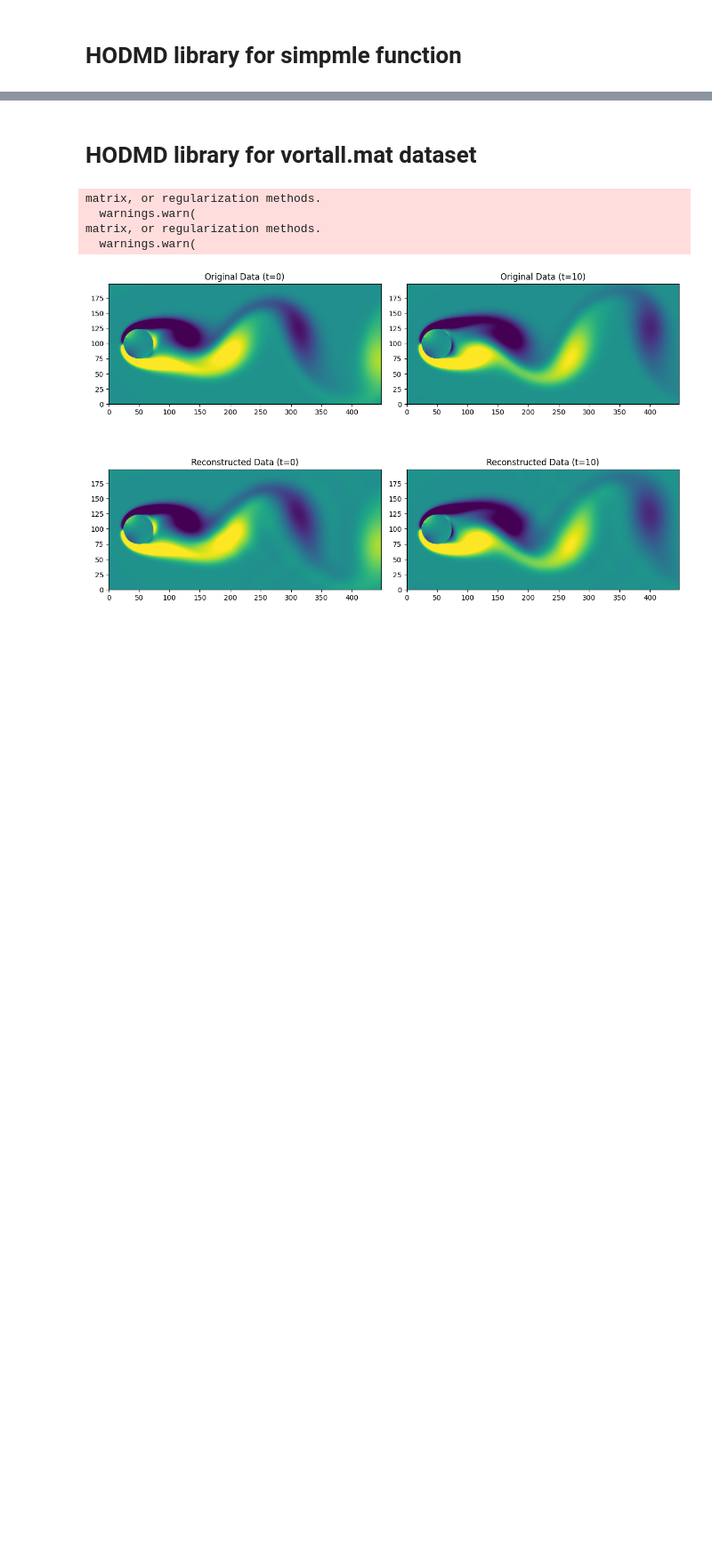
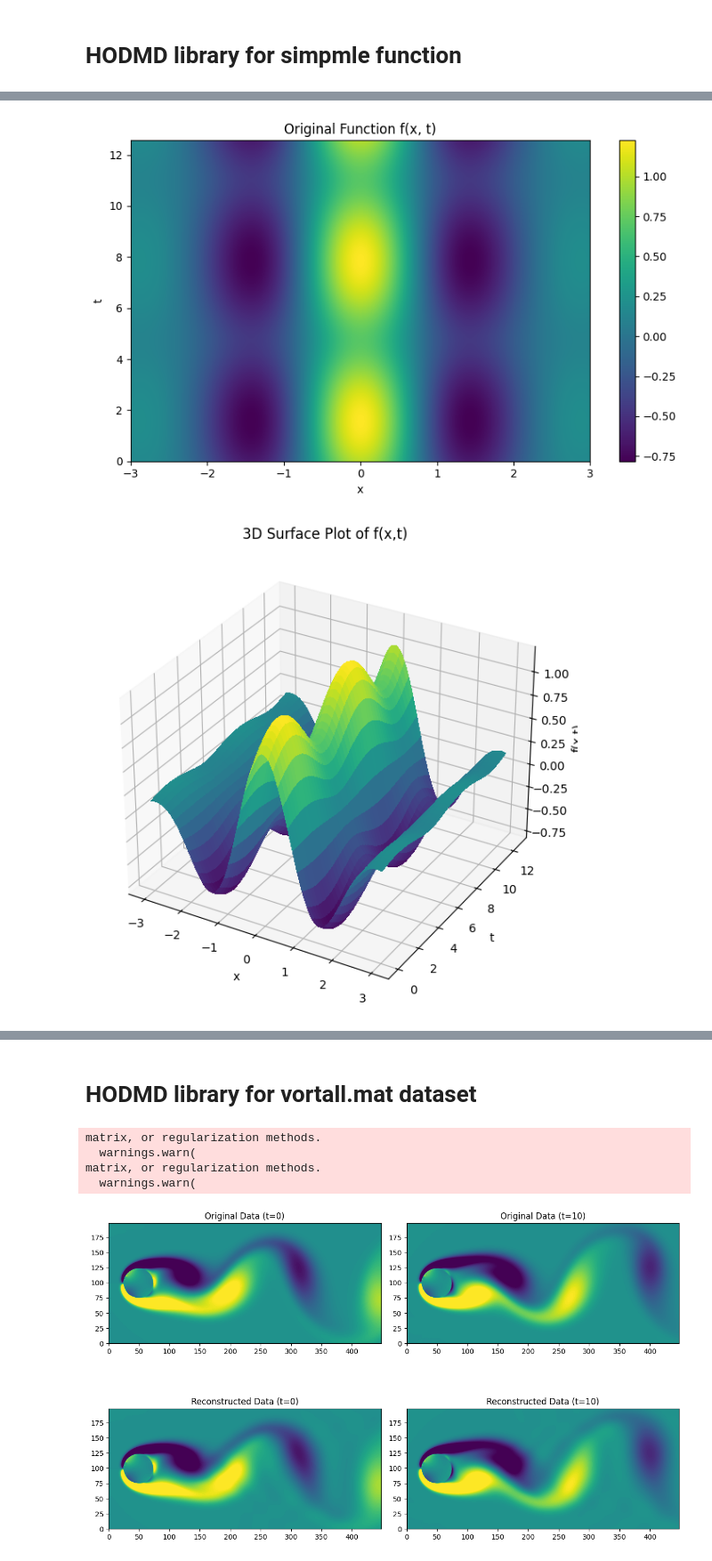
Before and after one commit to CleisonManriqueAguirre/tensor_HODMD_sk, a Jupyter notebook: test_library_cleison.ipynb, the cells around one changed output, grey strips where cells are left out. Shown at 89% size. Cells and saved outputs as stored; diff of their text form; code cells hidden in the pictures; blank space fills up the shorter version.

```diff
--- a/test_library_cleison.ipynb
+++ b/test_library_cleison.ipynb
@@ -2,6 +2,46 @@
 # HODMD library for simpmle function
 # %% [markdown]
 ![alt text](<Screenshot 2025-05-06 145534.jpg>)
+# %%
+import numpy as np
+import matplotlib.pyplot as plt
+from pydmd import HODMD
+
+x = np.linspace(-3, 3, 449)
+t = np.linspace(0, 4 * np.pi, 1000)
+X, T = np.meshgrid(x, t, indexing='ij')
+
+f = np.exp(-X**2 / 5) * np.cos(2 * X) * np.sqrt(1 + 0.5 * np.sin(T))
+
+fig, ax = plt.subplots(figsize=(8, 5))
+im = ax.imshow(f.T, aspect='auto',
+               extent=[x[0], x[-1], t[0], t[-1]],
+               origin='lower', cmap='viridis')
+ax.set_title("Original Function f(x, t)")
+ax.set_xlabel("x")
+ax.set_ylabel("t")
+fig.colorbar(im, ax=ax)
+plt.tight_layout()
+plt.show()
+
+from mpl_toolkits.mplot3d import Axes3D
+
+fig = plt.figure(figsize=(10, 6))
+ax = fig.add_subplot(111, projection='3d')
+
+X3d, T3d = np.meshgrid(x, t, indexing='ij')  # (449, 1000)
+ax.plot_surface(X3d, T3d, f, cmap='viridis', linewidth=0, antialiased=False)
+
+ax.set_title("3D Surface Plot of f(x,t)")
+ax.set_xlabel("x")
+ax.set_ylabel("t")
+ax.set_zlabel("f(x,t)")
+
+plt.tight_layout()
+plt.show()
+# %% [output]
+[figure, added]
+[figure, added]
 # %%
 from pydmd import HODMD
 import numpy as np
```
Also changed, not shown: parts of 6 cells of this notebook.
